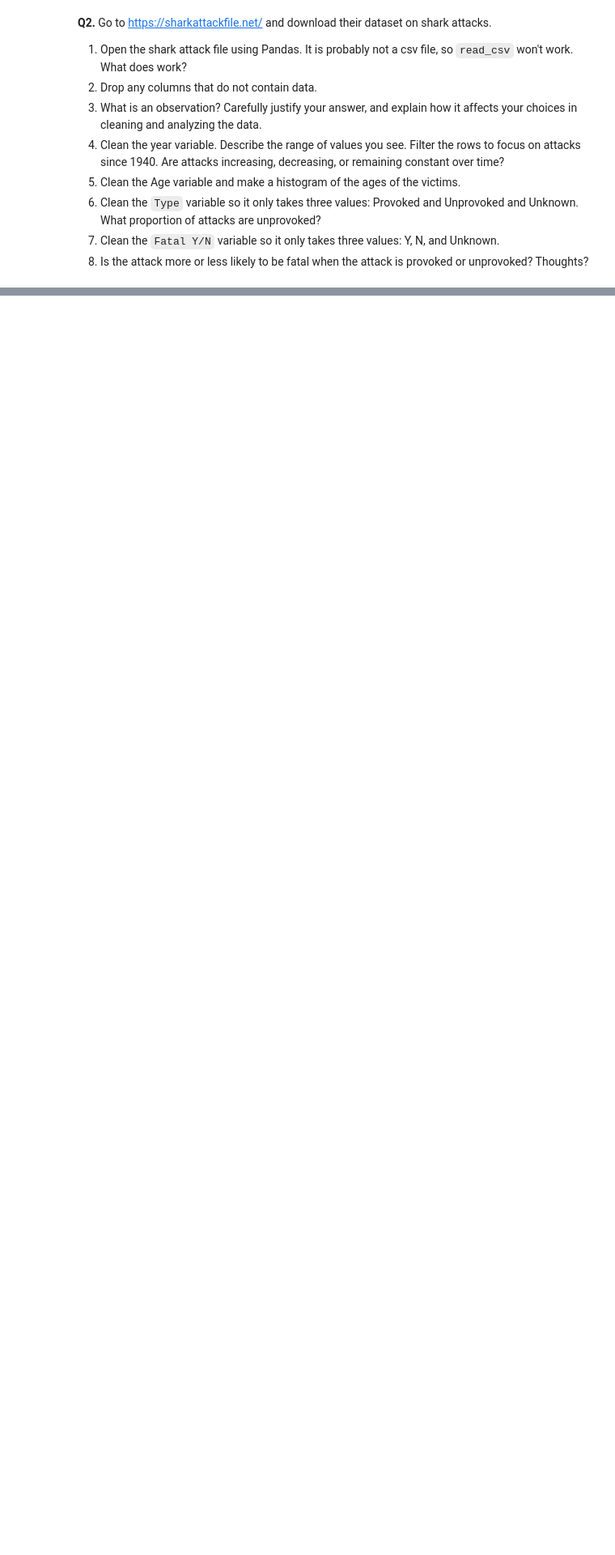
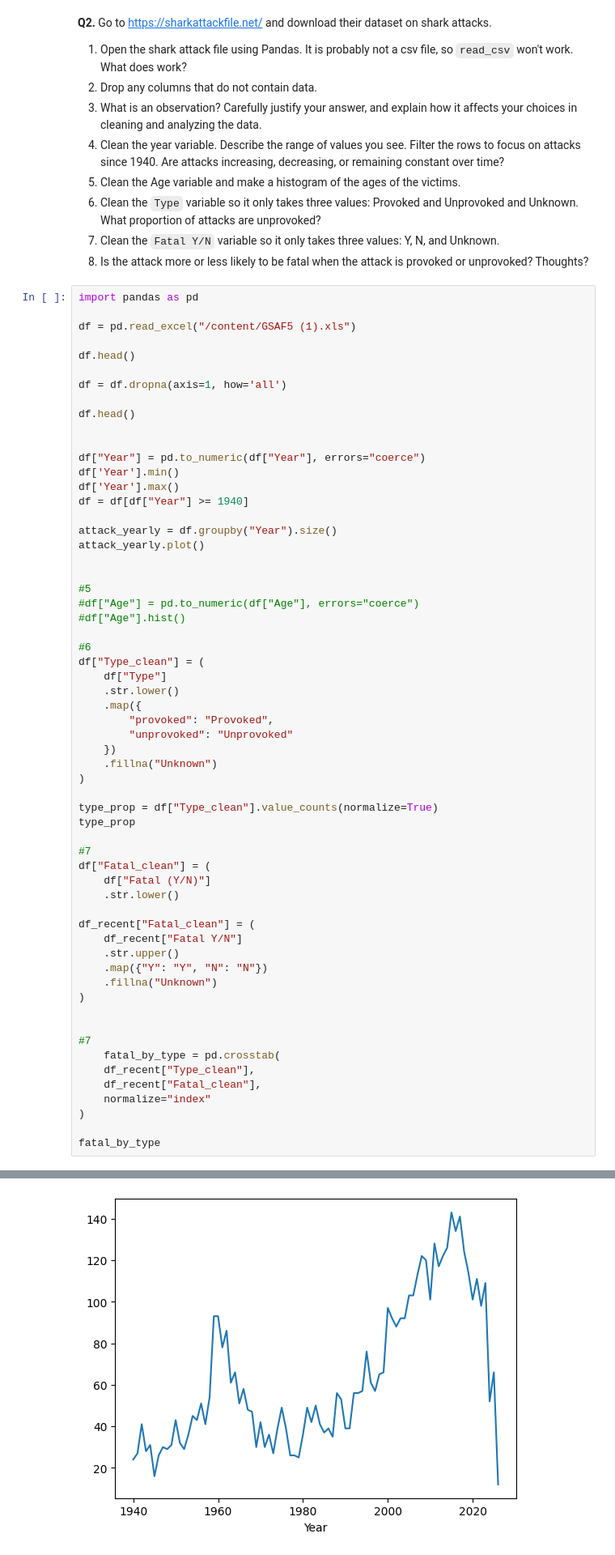
Before and after one commit to hershiaytoda/undergrad_ml_assignments, a Jupyter notebook: 01_assignment_wrangling_and_eda.ipynb, the cells around one changed output, grey strips where cells are left out. Shown at 81% size. Drawn from its saved outputs; the diff is of its cells as text; blank space fills up the shorter version.

```diff
--- a/01_assignment_wrangling_and_eda.ipynb
+++ b/01_assignment_wrangling_and_eda.ipynb
@@ -49,3 +111,64 @@ print(median)
 6. Clean the `Type` variable so it only takes three values: Provoked and Unprovoked and Unknown. What proportion of attacks are unprovoked?
 7. Clean the `Fatal Y/N` variable so it only takes three values: Y, N, and Unknown.
 8. Is the attack more or less likely to be fatal when the attack is provoked or unprovoked? Thoughts?
+# %%
+import pandas as pd
+
+df = pd.read_excel("/content/GSAF5 (1).xls")
+
+df.head()
+
+df = df.dropna(axis=1, how='all')
+
+df.head()
+
+
+df["Year"] = pd.to_numeric(df["Year"], errors="coerce")
+df['Year'].min()
+df['Year'].max()
+df = df[df["Year"] >= 1940]
+
+attack_yearly = df.groupby("Year").size()
+attack_yearly.plot()
+
+
+#5
+#df["Age"] = pd.to_numeric(df["Age"], errors="coerce")
+#df["Age"].hist()
+
+#6
+df["Type_clean"] = (
+    df["Type"]
+    .str.lower()
+    .map({
+        "provoked": "Provoked",
+        "unprovoked": "Unprovoked"
+    })
+    .fillna("Unknown")
+)
+
+type_prop = df["Type_clean"].value_counts(normalize=True)
+type_prop
+
+#7
+df["Fatal_clean"] = (
+    df["Fatal (Y/N)"]
+    .str.lower()
+
+df_recent["Fatal_clean"] = (
+    df_recent["Fatal Y/N"]
+    .str.upper()
+    .map({"Y": "Y", "N": "N"})
+    .fillna("Unknown")
+)
+
+
+#7
+    fatal_by_type = pd.crosstab(
+    df_recent["Type_clean"],
+    df_recent["Fatal_clean"],
+    normalize="index"
+)
+
+fatal_by_type
+# %% [output]
@@ -52,3 +179,4 @@ print(median)
+[figure, added]
 # %% [markdown]
 **Q3.** Open the "tidy_data.pdf" document available in `https://github.com/ds4e/wrangling`, which is a paper called *Tidy Data* by Hadley Wickham.
 
```
Also changed, not shown: parts of 3 cells of this notebook.
